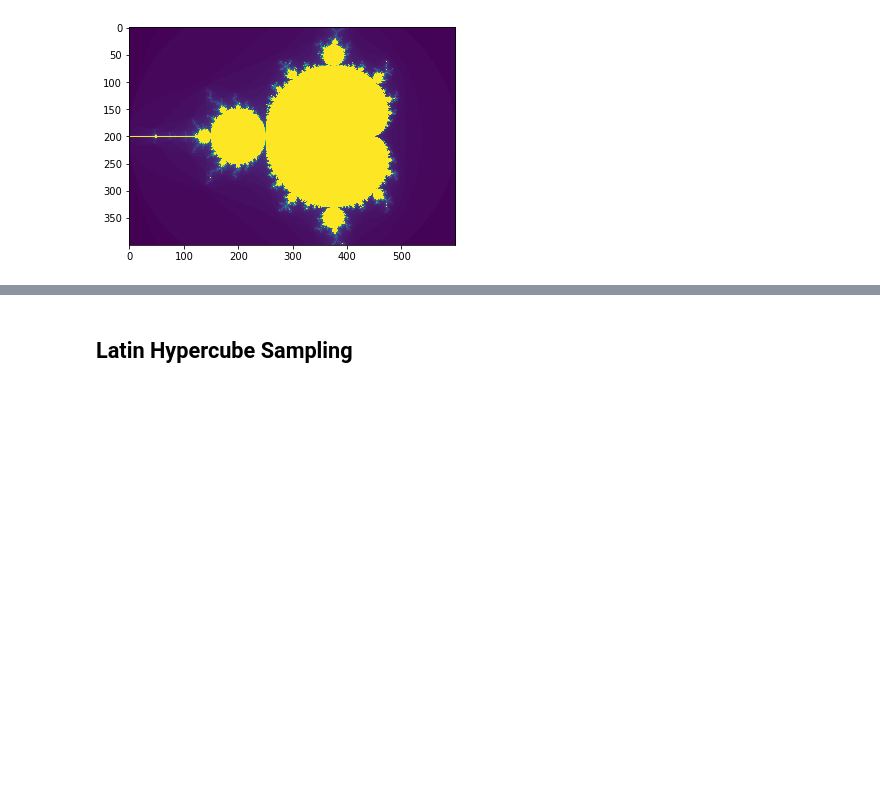
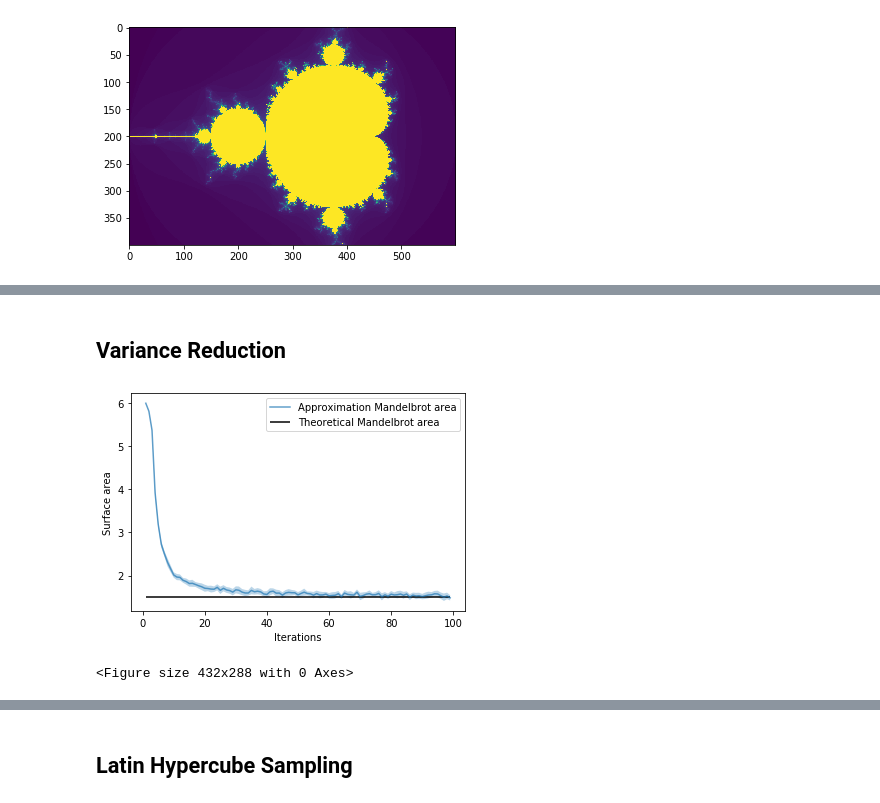
Before and after one commit to jurrew27/stochastic-simulation, a Jupyter notebook: Mandelbrot integration.ipynb, the cells around one changed output, grey strips where cells are left out. Saved outputs shown, nothing was run; the diff lists cells and outputs as text; code cells hidden in the pictures; blank space fills up the shorter version.

```diff
--- a/Mandelbrot integration.ipynb
+++ b/Mandelbrot integration.ipynb
@@ -73,0 +77,28 @@ pool.close()
+# %% [markdown]
+## Variance Reduction
+# %%
+iterations = list(range(1,100))
+samples = list(range(1,100))
+
+pool = mp.Pool(mp.cpu_count())
+
+all_areas = []
+for i in range(100):
+    areas = list(pool.starmap(monte_carlo_integration, zip(iterations, [samples[-1]]*len(iterations))))
+    all_areas.append(areas)
+
+mean = np.mean(all_areas, axis=0)
+variance = np.var(all_areas, axis=0)
+
+plt.plot(iterations, mean, label = "Approximation Mandelbrot area", alpha = 0.7)
+plt.hlines(1.506484, 1, len(iterations), label = "Theoretical Mandelbrot area")
+plt.xlabel("Iterations")
+plt.ylabel("Surface area")
+plt.fill_between(iterations, mean - variance, mean + variance, alpha = 0.3)
+plt.legend()
+# plt.savefig("Convergence_iterations_variance.png", dpi=500)
+plt.show()
+plt.clf()
+# %% [output]
+[figure, added]
+<Figure size 432x288 with 0 Axes>
```
Also changed, not shown: parts of 2 cells of this notebook, 1 other file.
